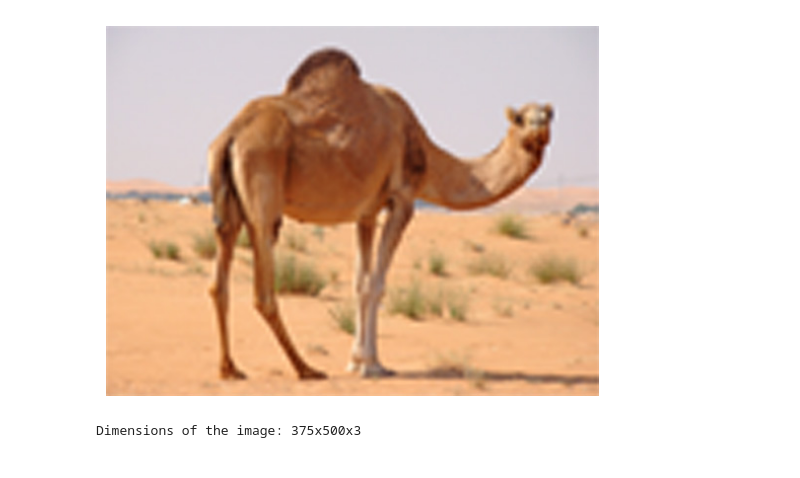
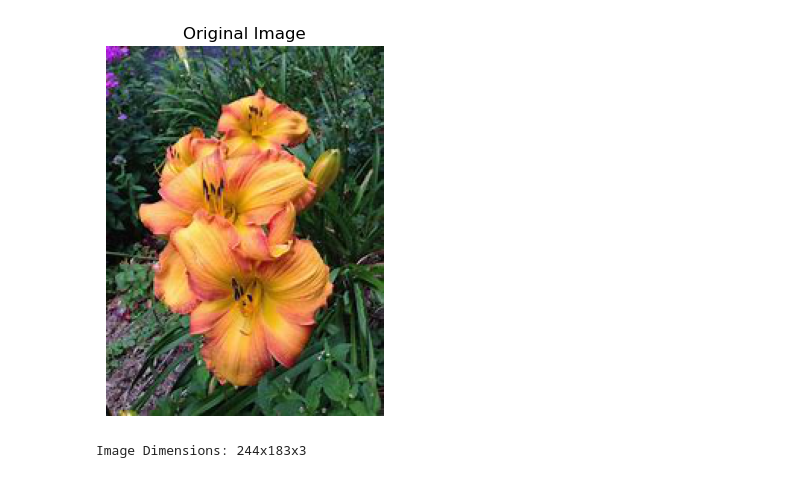
Before and after one commit to anirudhsudhir/sem-4, a Jupyter notebook: laa/projects/project3.ipynb, the cells around one changed output. Drawn from its saved outputs; the diff is of its cells as text; code cells hidden in the pictures.

```diff
--- a/laa/projects/project3.ipynb
+++ b/laa/projects/project3.ipynb
@@ -1,20 +1,21 @@
 # %%
-from PIL import Image
 import numpy as np
 import matplotlib.pyplot as plt
-# Load the image
-image_path = "project3_img.jpg"
-ImJPG = Image.open(image_path)
-ImJPG = np.array(ImJPG)
-# Display the image
+import imageio.v2 as imageio
+from PIL import Image
+
+# 1. Load the color image
+ImJPG = imageio.imread('daylilies.jpg')
 plt.imshow(ImJPG)
+plt.title('Original Image')
 plt.axis('off')
 plt.show()
 # %% [output]
-[figure, old version]
+[figure, new version]
 # %%
+# 2. Get image dimensions
 m, n, l = ImJPG.shape
-print(f"Dimensions of the image: {m}x{n}x{l}")
+print(f'Image Dimensions: {m}x{n}x{l}')
 # %% [output]
-Dimensions of the image: 375x500x3
+Image Dimensions: 244x183x3
 # %%
```
Also changed, not shown: parts of 19 cells of this notebook, 14 other files.
